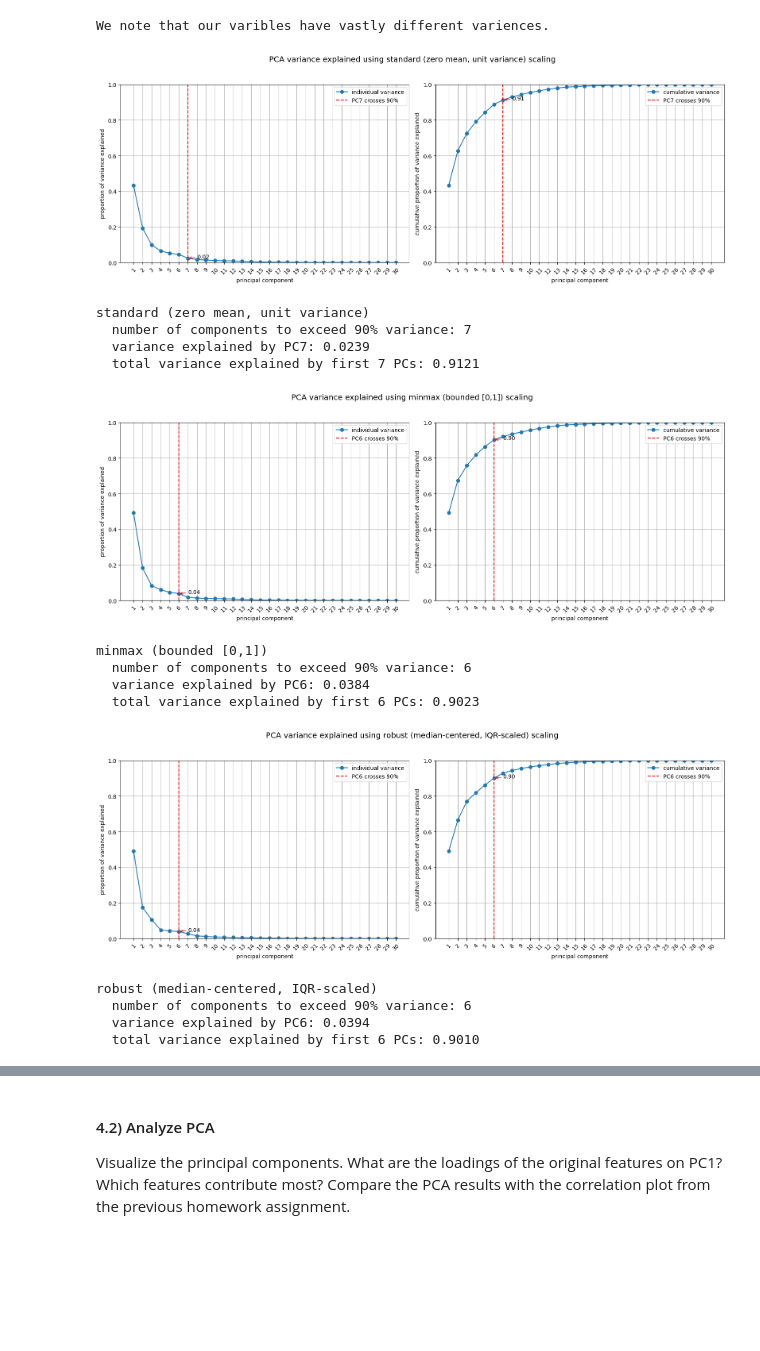
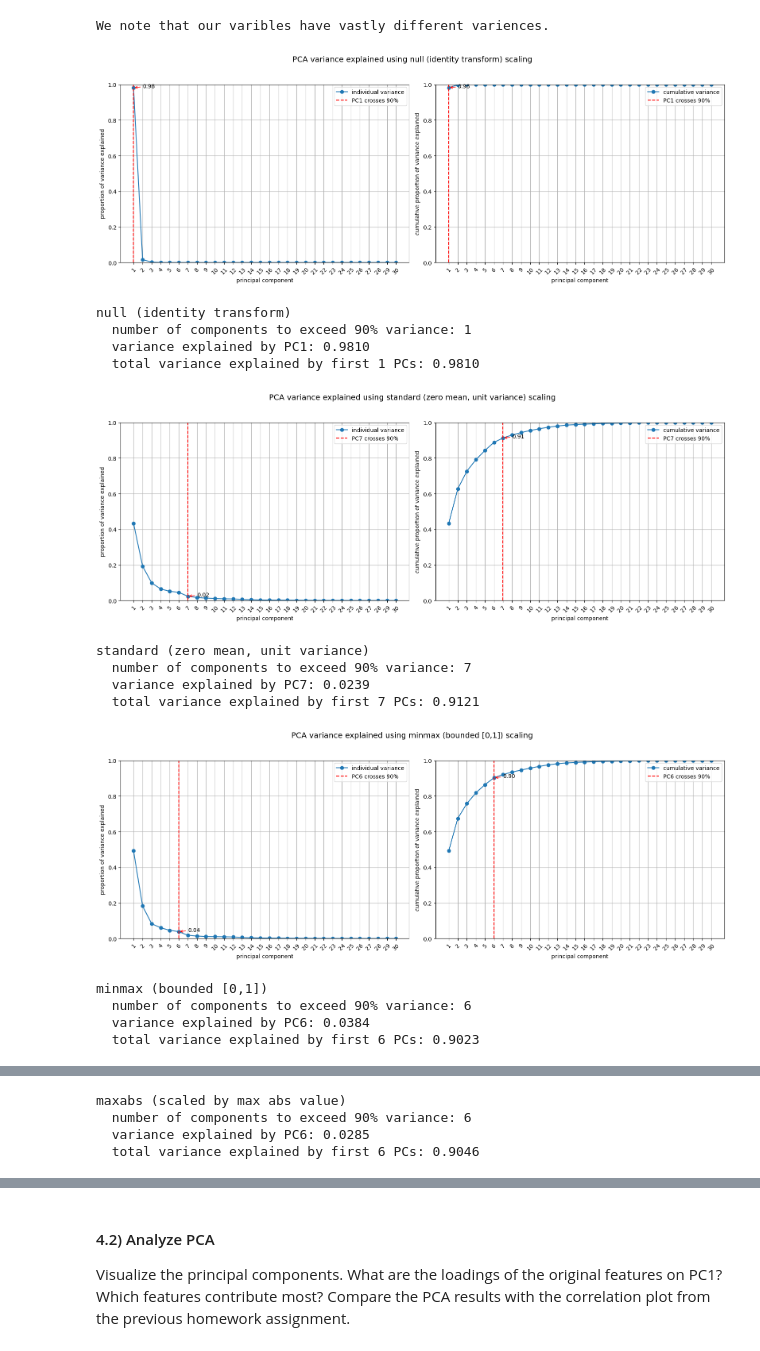
Before and after one commit to fractalclockwork/Chem277B, a Jupyter notebook: hw/HW_03/03_HW.ipynb, the cells around one changed output, grey strips where cells are left out. Saved outputs shown, nothing was run; the diff lists cells and outputs as text; code cells hidden in the pictures; blank space fills up the shorter version.

```diff
--- a/hw/HW_03/03_HW.ipynb
+++ b/hw/HW_03/03_HW.ipynb
@@ -152,16 +152,16 @@ from sklearn.decomposition import PCA
 
 # scalers under test (uncomment to explore others)
 scalers = {
-#    "null (identity transform)": FunctionTransformer(lambda x: x), # no scaling applied
+    "null (identity transform)": FunctionTransformer(lambda x: x), # no scaling applied
     "standard (zero mean, unit variance)": StandardScaler(), # vector space: centered and normalized
     "minmax (bounded [0,1])": MinMaxScaler(), # affine space: positive semi-definite
+    "maxabs (scaled by max abs value)": MaxAbsScaler(), # preserves sparsity, scales to [-1,1]
     "robust (median-centered, IQR-scaled)": RobustScaler(
-    with_centering=True, # no effect
-    with_scaling=True,
-    quantile_range=(30.0, 70.0),  # tuned to exceed MinMaxScaler (naughty information leaking)
-    unit_variance=False  # no effect
-    ), # resistant to outliers
-#    "maxabs (scaled by max abs value)": MaxAbsScaler() # preserves sparsity, scales to [-1,1]
+        with_centering=True, # no effect
+        with_scaling=True,
+        quantile_range=(30.0, 70.0),  # tuned to exceed MinMaxScaler (naughty information leaking)
+        unit_variance=False  # no effect
+        ), # resistant to outliers
 }
 
 for name, scaler in scalers.items():
@@ -202,45 +202,45 @@ for name, scaler in scalers.items():
     ax.grid()
     ax.legend()
 
     # plot cumulative variance explained
     ax = axes[1]
     ax.plot(ticks, cumsum, marker='o', label='cumulative variance')
     ax.axvline(n_components90, color='red', linestyle='--', label=f'PC{n_components90} crosses 90%')
     ax.annotate(f'{ratio_tot:.2f}', xy=(n_components90, ratio_tot), xytext=(n_components90+1, ratio_tot),
                 arrowprops=dict(arrowstyle='->', color='red'), fontsize=10)
     ax.set_xlabel('principal component')
     ax.set_ylabel('cumulative proportion of variance explained')
     ax.set_ylim([0, 1])
     ax.set_xticks(ticks)
     ax.set_xticklabels(ax.get_xticklabels(), rotation=45)
     ax.grid()
     ax.legend()
 
     # title
     fig.suptitle(f"PCA variance explained using {name} scaling", fontsize=14)
 
     plt.tight_layout(rect=[0, 0, 1, 0.95])
     plt.show()
 
     # print report
     print(f"{name}")
     print(f'  number of components to exceed 90% variance: {n_components90}')
     print(f'  variance explained by PC{n_components90}: {ratio:.4f}')
     print(f'  total variance explained by first {n_components90} PCs: {ratio_tot:.4f}')
     print()
 # %% [output]
-[figure, old version]
+[figure, new version]
-standard (zero mean, unit variance)
-  number of components to exceed 90% variance: 7
-  variance explained by PC7: 0.0239
-  total variance explained by first 7 PCs: 0.9121
+null (identity transform)
+  number of components to exceed 90% variance: 1
+  variance explained by PC1: 0.9810
+  total variance explained by first 1 PCs: 0.9810
-[figure, old version]
+[figure, new version]
-minmax (bounded [0,1])
-  number of components to exceed 90% variance: 6
-  variance explained by PC6: 0.0384
-  total variance explained by first 6 PCs: 0.9023
+standard (zero mean, unit variance)
+  number of components to exceed 90% variance: 7
+  variance explained by PC7: 0.0239
+  total variance explained by first 7 PCs: 0.9121
-[figure, old version]
+[figure, new version]
-robust (median-centered, IQR-scaled)
+minmax (bounded [0,1])
   number of components to exceed 90% variance: 6
-  variance explained by PC6: 0.0394
-  total variance explained by first 6 PCs: 0.9010
+  variance explained by PC6: 0.0384
+  total variance explained by first 6 PCs: 0.9023
@@ -246,0 +248,4 @@ robust (median-centered, IQR-scaled)
+maxabs (scaled by max abs value)
+  number of components to exceed 90% variance: 6
+  variance explained by PC6: 0.0285
+  total variance explained by first 6 PCs: 0.9046
```
Also changed, not shown: parts of 23 cells of this notebook.
